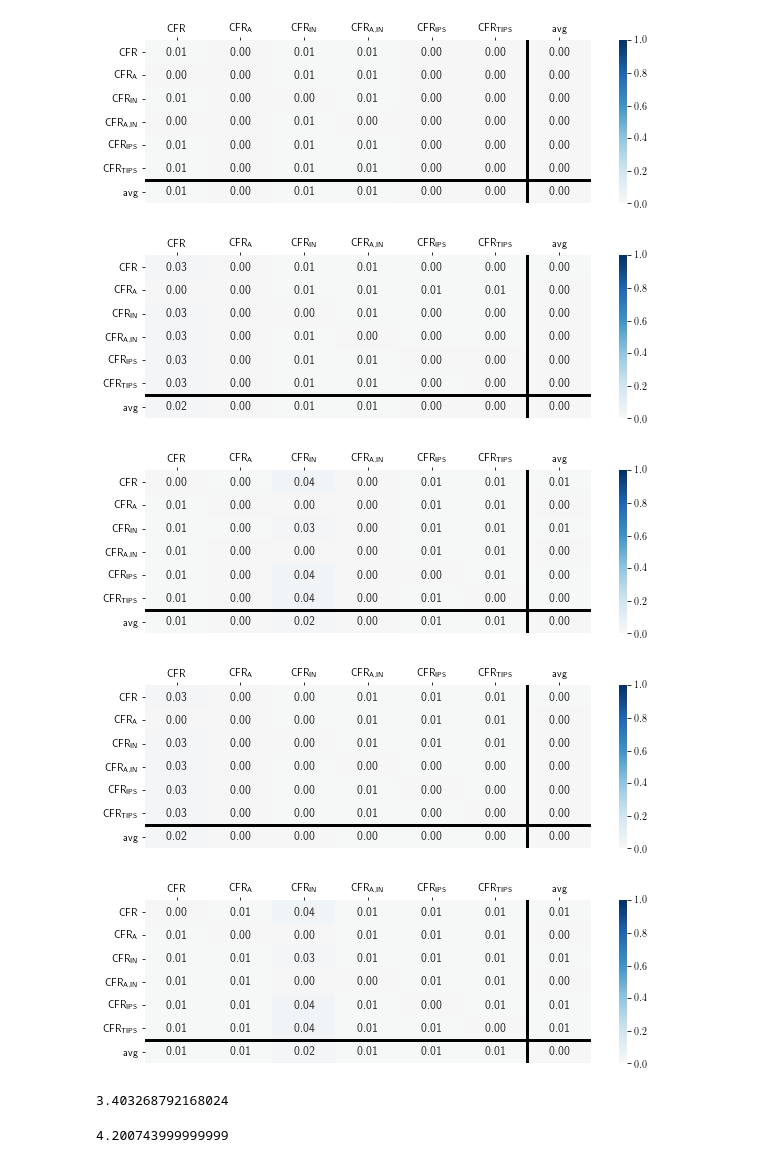
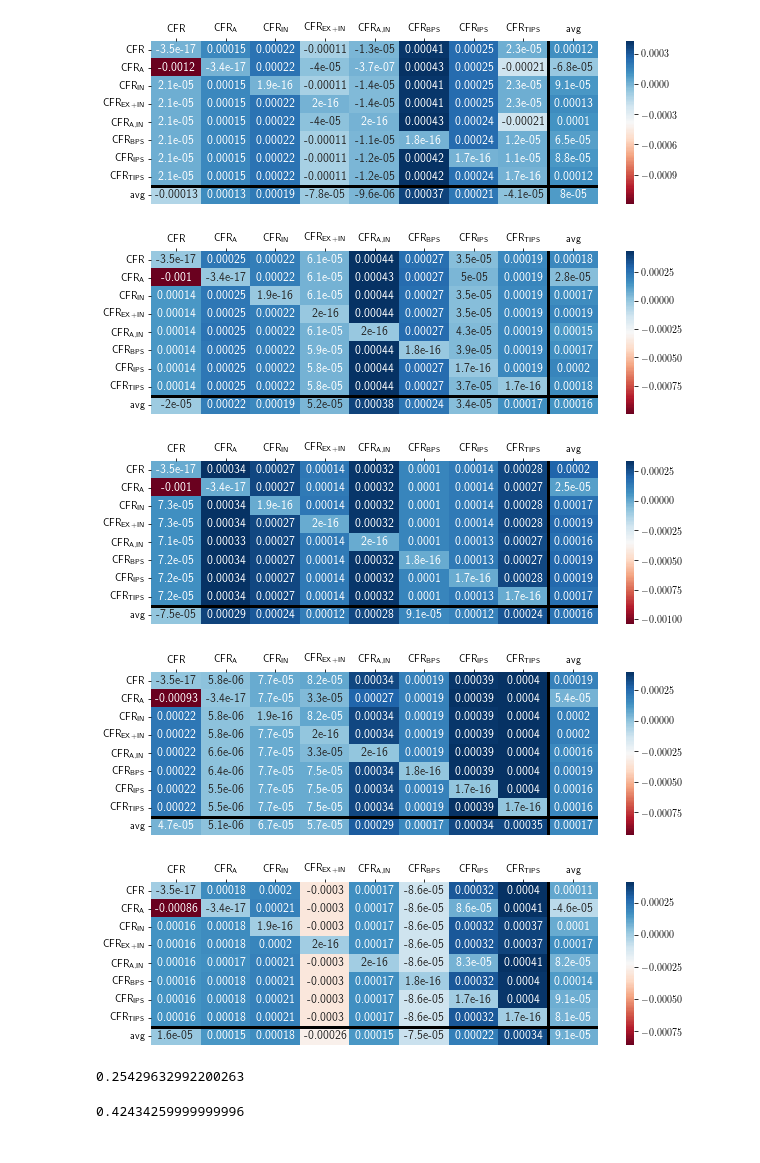
Before and after one commit to dmorrill10/hr_edl_experiments, a Jupyter notebook: mal_cfr_data.ipynb, the cells around one changed output. Saved outputs shown, nothing was run; the diff lists cells and outputs as text; code cells hidden in the pictures.

```diff
--- a/mal_cfr_data.ipynb
+++ b/mal_cfr_data.ipynb
@@ -308,0 +13,3 @@ avg      &   22.9 &      27.0 &  24.0 &    22.3 &     24.6 &      24.6 &  24.2 \
+# %%
+data = mcd_tournament.Data.load()
+data.data
@@ -321,22 +39,25 @@ heatmap(det_table('kuhn_3p', 'sim') * 1000)
 # %%
-for seed in all_seeds():
+for seed in data.all_seeds():
     if not np.isnan(seed):
         plt.figure(figsize=(10, 3))
-        br_percentage_heatmap(shuffled_table('kuhn_3p', seed))
+        mcd_tournament.heatmap(
+            mcd_tournament.without_br_row(
+                data.shuffled_table('kuhn_3p', seed)),
+            cmap=div_color_palette)
         plt.show()
 # %% [output]
-[figure, old version]
+[figure, new version]
-[figure, old version]
+[figure, new version]
-[figure, old version]
+[figure, new version]
-[figure, old version]
+[figure, new version]
-[figure, old version]
+[figure, new version]
 # %%
-(shuffled_table_by_seed("kuhn_3p") * 1000).std().max()
+(data.shuffled_table_by_seed("kuhn_3p") * 1000).std().max()
 # %% [output]
-3.403268792168024
+0.25429632992200263
 # %%
-(max_abs_diff_from_mean("kuhn_3p") * 1000).max()
+(data.max_abs_diff_from_mean("kuhn_3p") * 1000).max()
 # %% [output]
-4.200743999999999
+0.42434259999999996
 # %%
 fig, axes_list = plt.subplots(
```
Also changed, not shown: parts of 12 cells of this notebook, 1 other file.
